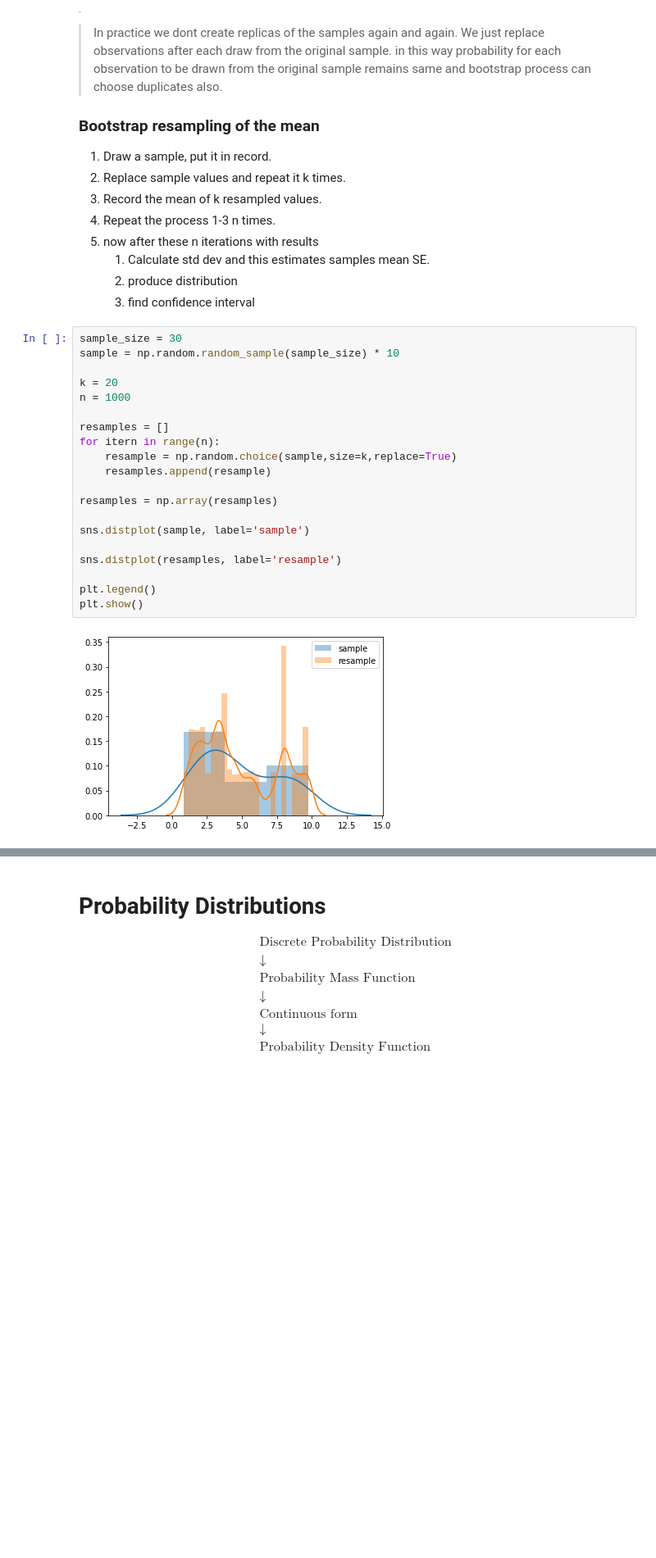
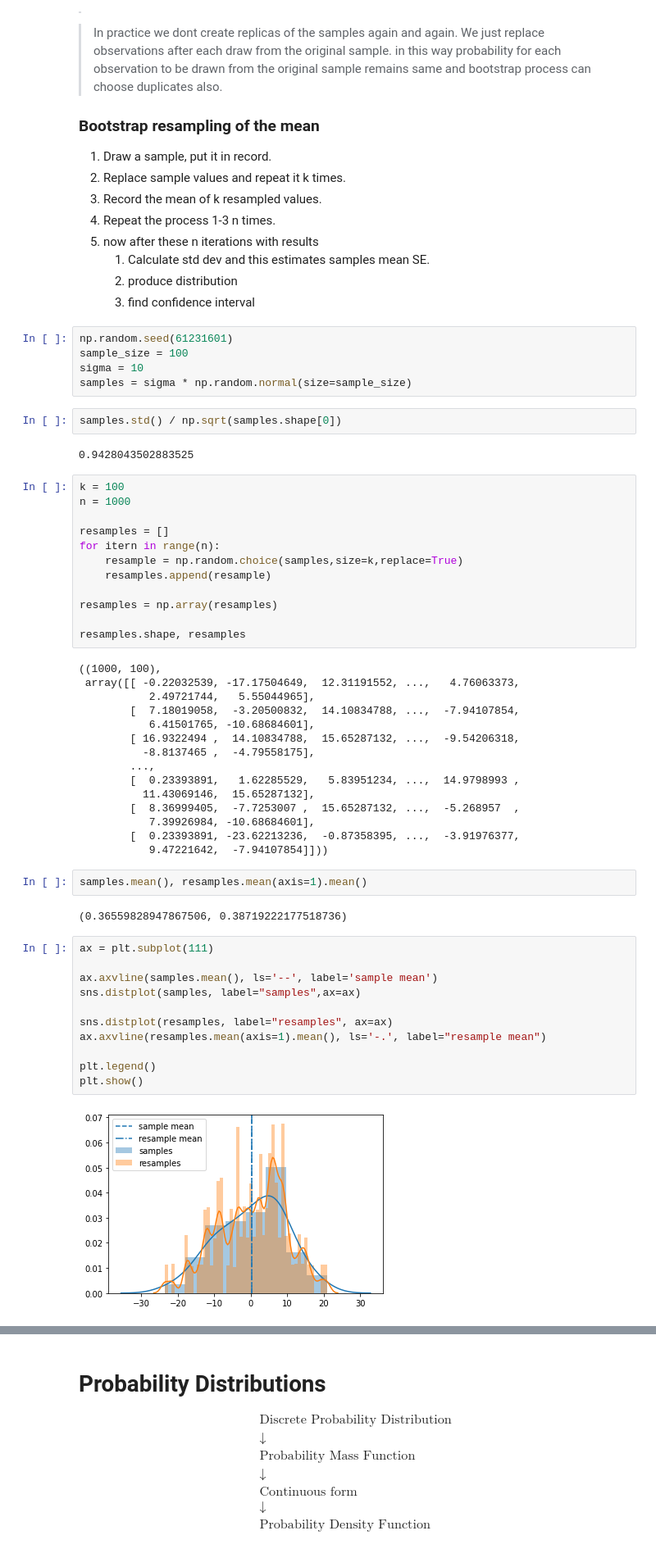
Before and after one commit to NishantBaheti/MachineLearningExploration, a Jupyter notebook: PracticalStatistics/Distributions.ipynb, the cells around one changed output, grey strips where cells are left out. Shown: that part at 82% size. Cells and saved outputs as stored; diff of their text form; blank space fills up the shorter version.

```diff
--- a/PracticalStatistics/Distributions.ipynb
+++ b/PracticalStatistics/Distributions.ipynb
@@ -147,25 +147,56 @@ Drawing additional `samples with replacement` from sample itself(basically resam
    1. Calculate std dev and this estimates samples mean SE.
    1. produce distribution
    1. find confidence interval
+# %%
+np.random.seed(61231601)
+sample_size = 100
+sigma = 10
+samples = sigma * np.random.normal(size=sample_size)
+# %%
+samples.std() / np.sqrt(samples.shape[0])
+# %% [output]
+0.9428043502883525
 # %%
-sample_size = 30
-sample = np.random.random_sample(sample_size) * 10
-
-k = 20
+k = 100
 n = 1000
 
 resamples = []
 for itern in range(n):
-    resample = np.random.choice(sample,size=k,replace=True)
+    resample = np.random.choice(samples,size=k,replace=True)
     resamples.append(resample)
 
 resamples = np.array(resamples)
 
-sns.distplot(sample, label='sample')
-
-sns.distplot(resamples, label='resample')
-
-plt.legend()
-plt.show()
+resamples.shape, resamples
 # %% [output]
-[figure, removed]
+((1000, 100),
+ array([[ -0.22032539, -17.17504649,  12.31191552, ...,   4.76063373,
+           2.49721744,   5.55044965],
+        [  7.18019058,  -3.20500832,  14.10834788, ...,  -7.94107854,
+           6.41501765, -10.68684601],
+        [ 16.9322494 ,  14.10834788,  15.65287132, ...,  -9.54206318,
+          -8.8137465 ,  -4.79558175],
+        ...,
+        [  0.23393891,   1.62285529,   5.83951234, ...,  14.9798993 ,
+          11.43069146,  15.65287132],
+        [  8.36999405,  -7.7253007 ,  15.65287132, ...,  -5.268957  ,
+           7.39926984, -10.68684601],
+        [  0.23393891, -23.62213236,  -0.87358395, ...,  -3.91976377,
+           9.47221642,  -7.94107854]]))
+# %%
+samples.mean(), resamples.mean(axis=1).mean()
+# %% [output]
+(0.36559828947867506, 0.38719222177518736)
+# %%
+ax = plt.subplot(111)
+
+ax.axvline(samples.mean(), ls='--', label='sample mean')
+sns.distplot(samples, label="samples",ax=ax)
+
+sns.distplot(resamples, label="resamples", ax=ax)
+ax.axvline(resamples.mean(axis=1).mean(), ls='-.', label="resample mean")
+
+plt.legend()
+plt.show()
+# %% [output]
+[figure, added]
```
Also changed, not shown: parts of 5 cells of this notebook.
